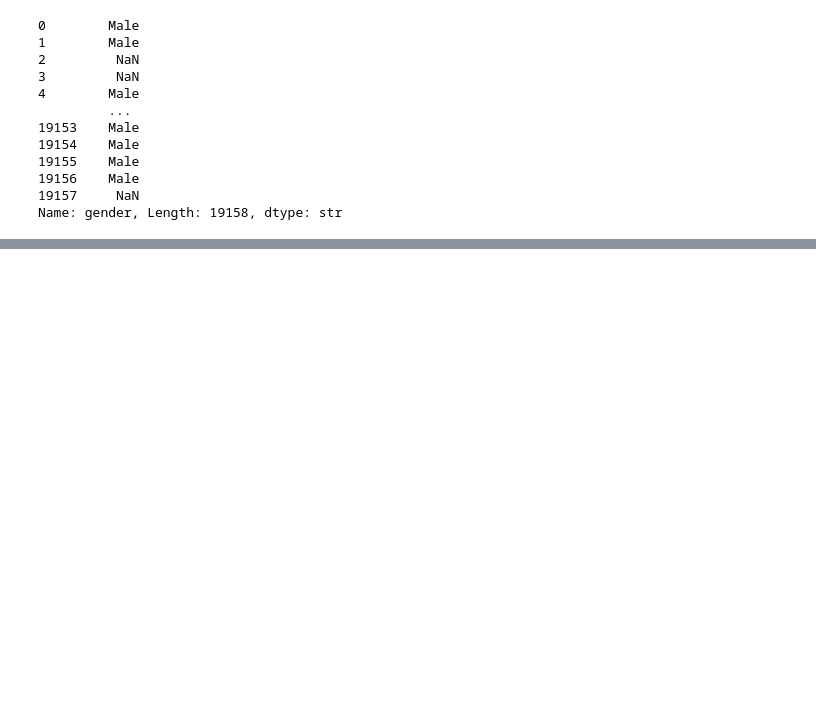
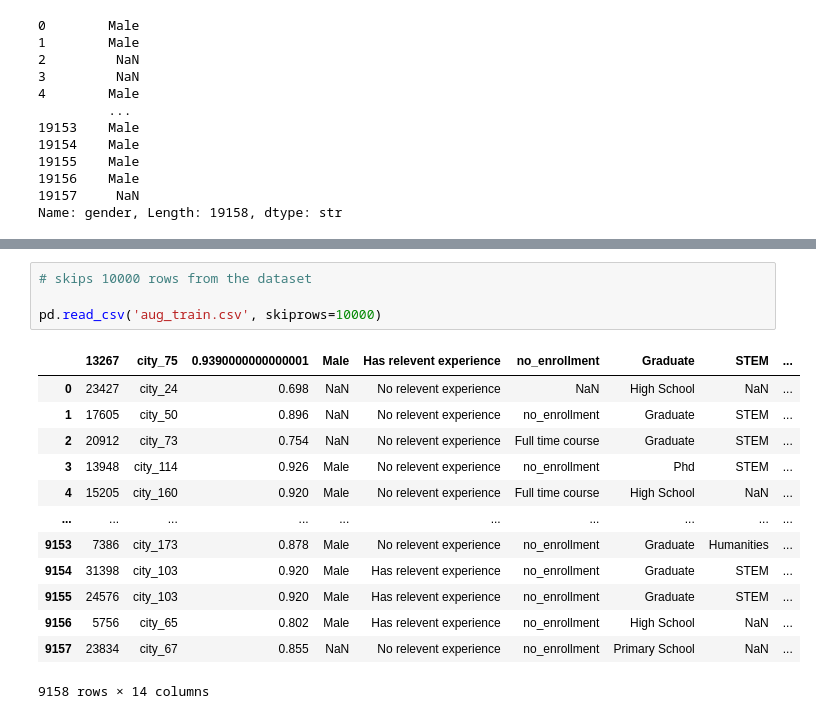
Before and after one commit to itxsalmannkhann/100_days_of_ml, a Jupyter notebook: day_15/working_with_csv.ipynb, the cells around one changed output, grey strips where cells are left out. Drawn from its saved outputs; the diff is of its cells as text; blank space fills up the shorter version.

Commit message:
skiprows/nrows parameter used

```diff
--- a/day_15/working_with_csv.ipynb
+++ b/day_15/working_with_csv.ipynb
@@ -262,0 +297,18 @@ Name: gender, Length: 19158, dtype: str
+# %%
+# skips 10000 rows from the dataset
+
+pd.read_csv('aug_train.csv', skiprows=10000)
+# %% [output]
+|  | 13267 | city_75 | 0.9390000000000001 | Male | Has relevent experience | no_enrollment | Graduate | STEM | ... |
+| 0 | 23427 | city_24 | 0.698 | NaN | No relevent experience | NaN | High School | NaN | ... |
+| 1 | 17605 | city_50 | 0.896 | NaN | No relevent experience | no_enrollment | Graduate | STEM | ... |
+| 2 | 20912 | city_73 | 0.754 | NaN | No relevent experience | Full time course | Graduate | STEM | ... |
+| 3 | 13948 | city_114 | 0.926 | Male | No relevent experience | no_enrollment | Phd | STEM | ... |
+| 4 | 15205 | city_160 | 0.920 | Male | No relevent experience | Full time course | High School | NaN | ... |
+| ... | ... | ... | ... | ... | ... | ... | ... | ... | ... |
+| 9153 | 7386 | city_173 | 0.878 | Male | No relevent experience | no_enrollment | Graduate | Humanities | ... |
+| 9154 | 31398 | city_103 | 0.920 | Male | Has relevent experience | no_enrollment | Graduate | STEM | ... |
+| 9155 | 24576 | city_103 | 0.920 | Male | Has relevent experience | no_enrollment | Graduate | STEM | ... |
+| 9156 | 5756 | city_65 | 0.802 | Male | Has relevent experience | no_enrollment | High School | NaN | ... |
+| 9157 | 23834 | city_67 | 0.855 | NaN | No relevent experience | no_enrollment | Primary School | NaN | ... |
+9158 rows × 14 columns
```
Also changed, not shown: parts of 3 cells of this notebook.
